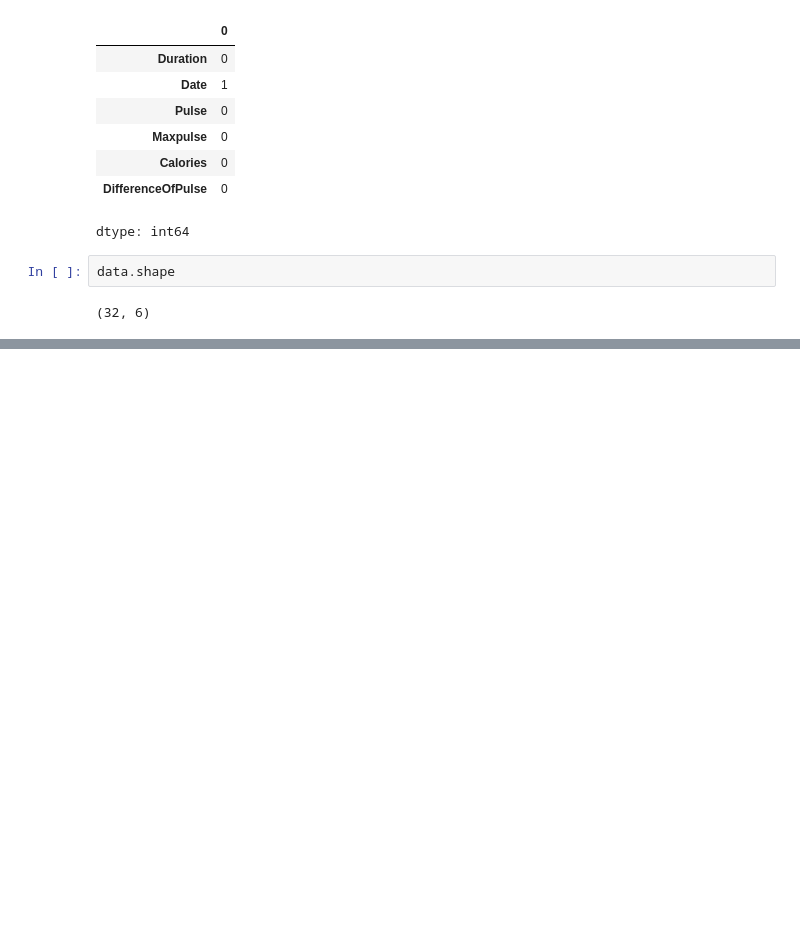
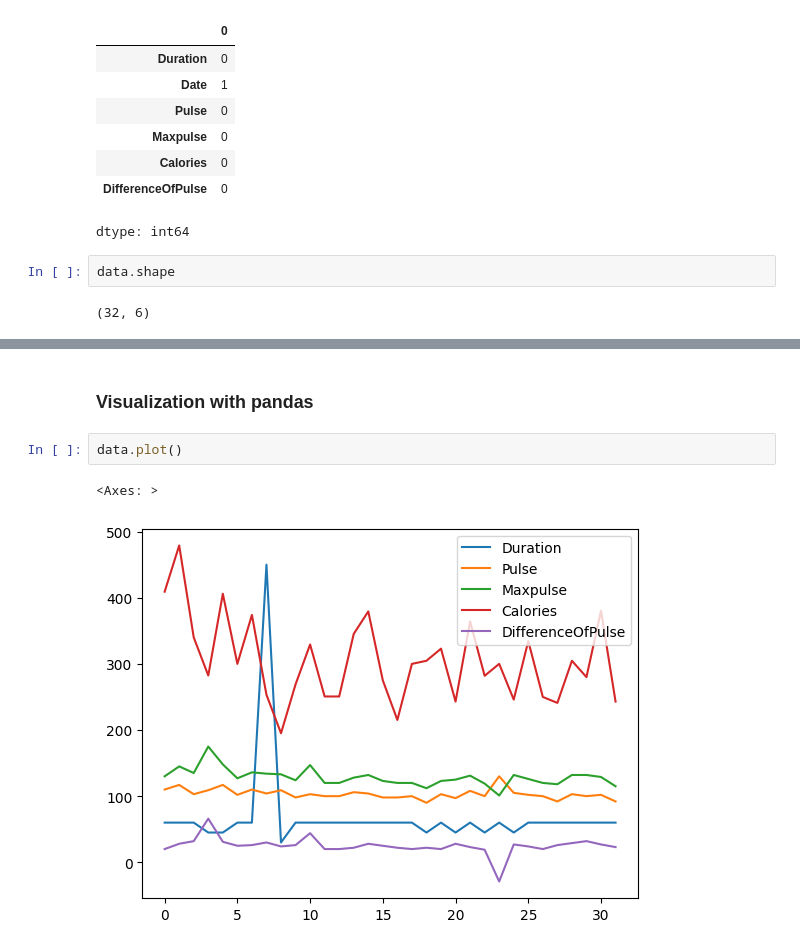
Before and after one commit to sofia604/DEA113, a Jupyter notebook: EDA.ipynb, the cells around one changed output, grey strips where cells are left out. Cells and saved outputs as stored; diff of their text form; blank space fills up the shorter version.

```diff
--- a/EDA.ipynb
+++ b/EDA.ipynb
@@ -220,0 +271,7 @@ data.shape
+# %% [markdown]
+### Visualization with pandas
+# %%
+data.plot()
+# %% [output]
+<Axes: >
+[figure, added]
```
Also changed, not shown: parts of 15 cells of this notebook.
